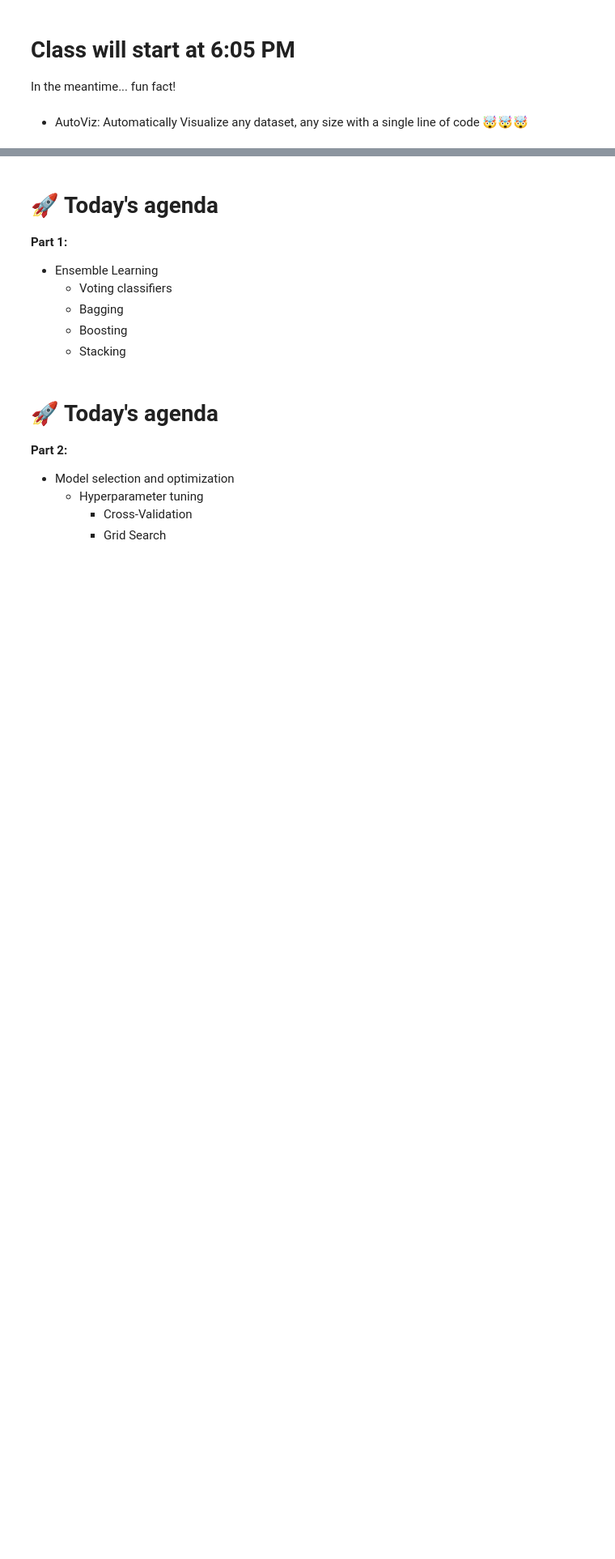
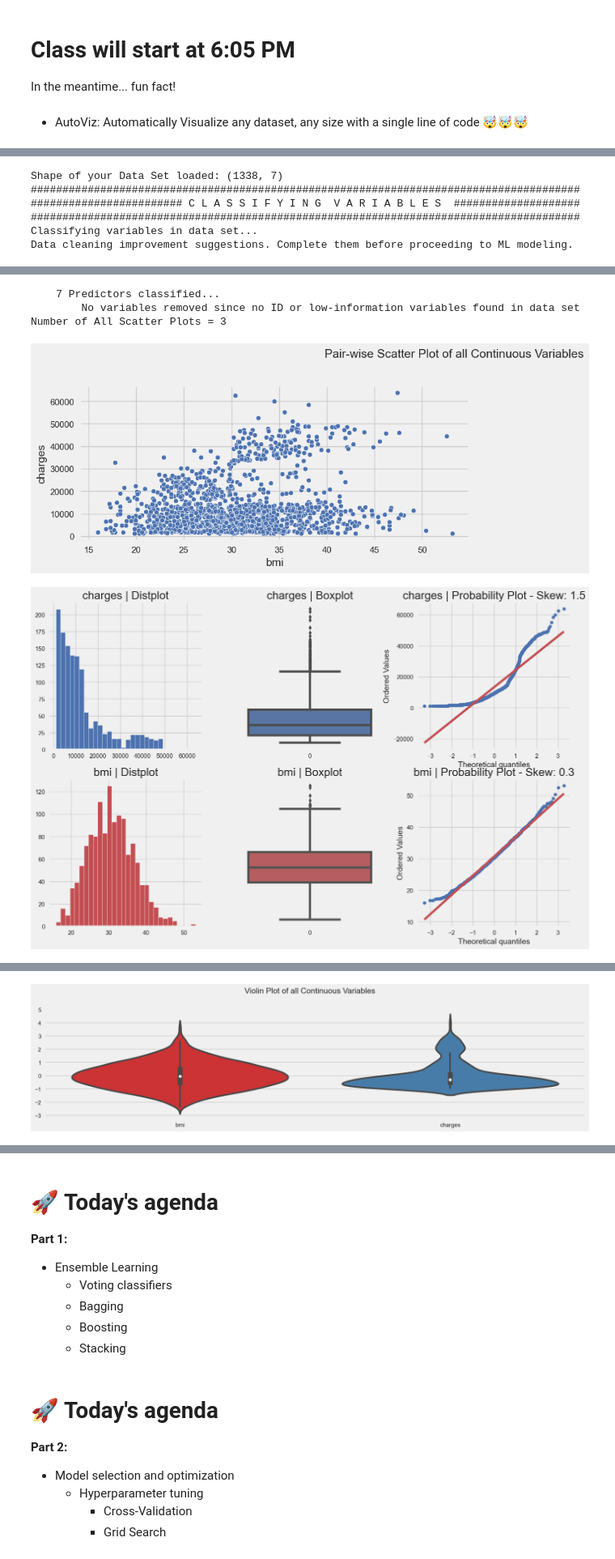
Before and after one commit to MichelleVik/Intro-to-Machine-Learning, a Jupyter notebook: 6_ensemble_models/ensemble_student_copy.ipynb, the cells around one changed output, grey strips where cells are left out. Shown at 81% size. Drawn from its saved outputs; the diff is of its cells as text; code cells hidden in the pictures; blank space fills up the shorter version.

```diff
--- a/6_ensemble_models/ensemble_student_copy.ipynb
+++ b/6_ensemble_models/ensemble_student_copy.ipynb
@@ -11,0 +32,18 @@ In the meantime... fun fact!
+# %%
+from autoviz.AutoViz_Class import AutoViz_Class
+import matplotlib.pyplot as plt
+
+AV = AutoViz_Class()
+
+filepath = '../data/insurance.csv'
+
+%matplotlib inline
+
+df = AV.AutoViz(filepath)
+# %% [output]
+Shape of your Data Set loaded: (1338, 7)
+#######################################################################################
+######################## C L A S S I F Y I N G  V A R I A B L E S  ####################
+#######################################################################################
+Classifying variables in data set...
+Data cleaning improvement suggestions. Complete them before proceeding to ML modeling.
@@ -11,0 +58,5 @@ In the meantime... fun fact!
+    7 Predictors classified...
+        No variables removed since no ID or low-information variables found in data set
+Number of All Scatter Plots = 3
+[figure, added]
+[figure, added]
@@ -11,0 +64 @@ In the meantime... fun fact!
+[figure, added]
```
Also changed, not shown: parts of 31 cells of this notebook.
